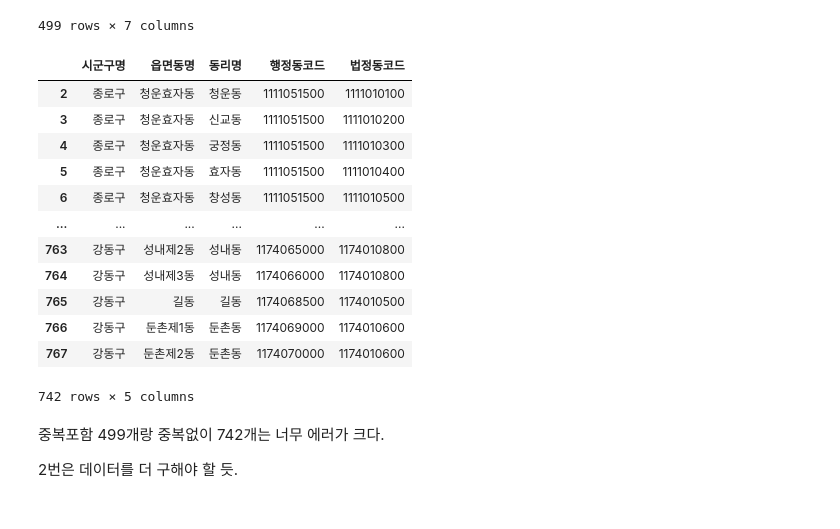
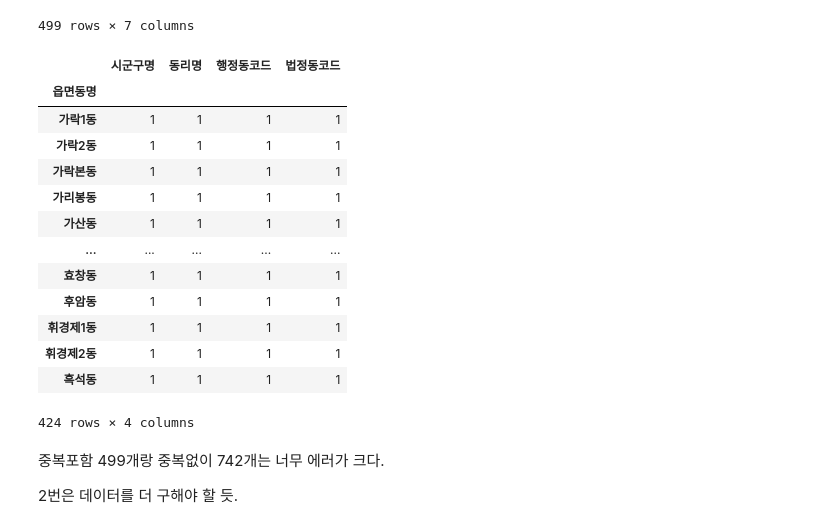
Before and after one commit to gyuholee94/seoul_contest, a Jupyter notebook: Gyuho.ipynb, the cells around one changed output. Saved outputs shown, nothing was run; the diff lists cells and outputs as text; code cells hidden in the pictures.

```diff
--- a/Gyuho.ipynb
+++ b/Gyuho.ipynb
@@ -894,22 +894,23 @@ office_df
 | 6433 | 서대문구 홍제3동 주민센터 2층 멀티학습실 | 37.593717 | 126.949739 | 서울특별시 서대문구 세검정로4길 32 | 서울특별시 서대문구 홍제동 7-13 | 서울특별시 서대문구 홍제3동 주민센터 | 서울특별시 서대문구 |
 | 6434 | 서대문구 남가좌2동 주민센터 지하1층 강의실 | 37.578378 | 126.923871 | 서울특별시 서대문구 증가로10길 28 | 서울특별시 서대문구 남가좌동 115-36 | 서울특별시 서대문구 남가좌2동 주민센터 | 서울특별시 서대문구 |
 499 rows × 7 columns
-# %%
-dong_df.dropna()
-# %% [output]
-|  | 시군구명 | 읍면동명 | 동리명 | 행정동코드 | 법정동코드 |
-| 2 | 종로구 | 청운효자동 | 청운동 | 1111051500 | 1111010100 |
-| 3 | 종로구 | 청운효자동 | 신교동 | 1111051500 | 1111010200 |
-| 4 | 종로구 | 청운효자동 | 궁정동 | 1111051500 | 1111010300 |
-| 5 | 종로구 | 청운효자동 | 효자동 | 1111051500 | 1111010400 |
-| 6 | 종로구 | 청운효자동 | 창성동 | 1111051500 | 1111010500 |
-| ... | ... | ... | ... | ... | ... |
-| 763 | 강동구 | 성내제2동 | 성내동 | 1174065000 | 1174010800 |
-| 764 | 강동구 | 성내제3동 | 성내동 | 1174066000 | 1174010800 |
-| 765 | 강동구 | 길동 | 길동 | 1174068500 | 1174010500 |
-| 766 | 강동구 | 둔촌제1동 | 둔촌동 | 1174069000 | 1174010600 |
-| 767 | 강동구 | 둔촌제2동 | 둔촌동 | 1174070000 | 1174010600 |
-742 rows × 5 columns
+# %%
+dong_df.groupby(['읍면동명']).count()
+# %% [output]
+|  | 시군구명 | 동리명 | 행정동코드 | 법정동코드 |
+| 읍면동명 |  |  |  |  |
+| 가락1동 | 1 | 1 | 1 | 1 |
+| 가락2동 | 1 | 1 | 1 | 1 |
+| 가락본동 | 1 | 1 | 1 | 1 |
+| 가리봉동 | 1 | 1 | 1 | 1 |
+| 가산동 | 1 | 1 | 1 | 1 |
+| ... | ... | ... | ... | ... |
+| 효창동 | 1 | 1 | 1 | 1 |
+| 후암동 | 1 | 1 | 1 | 1 |
+| 휘경제1동 | 1 | 1 | 1 | 1 |
+| 휘경제2동 | 1 | 1 | 1 | 1 |
+| 흑석동 | 1 | 1 | 1 | 1 |
+424 rows × 4 columns
 # %% [markdown]
 중복포함 499개랑 중복없이 742개는 너무 에러가 크다.
 
```
Also changed, not shown: parts of 21 cells of this notebook.
